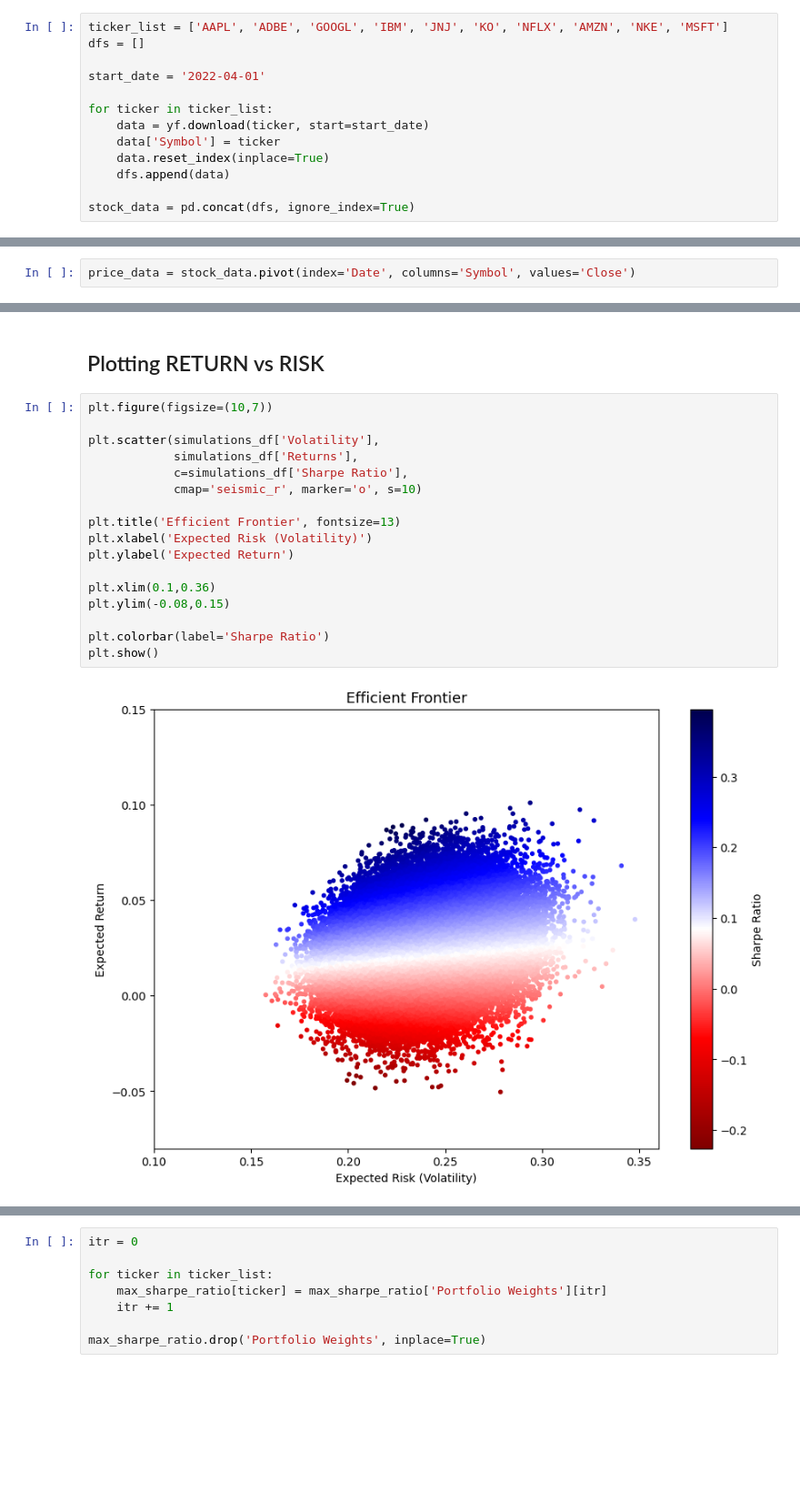
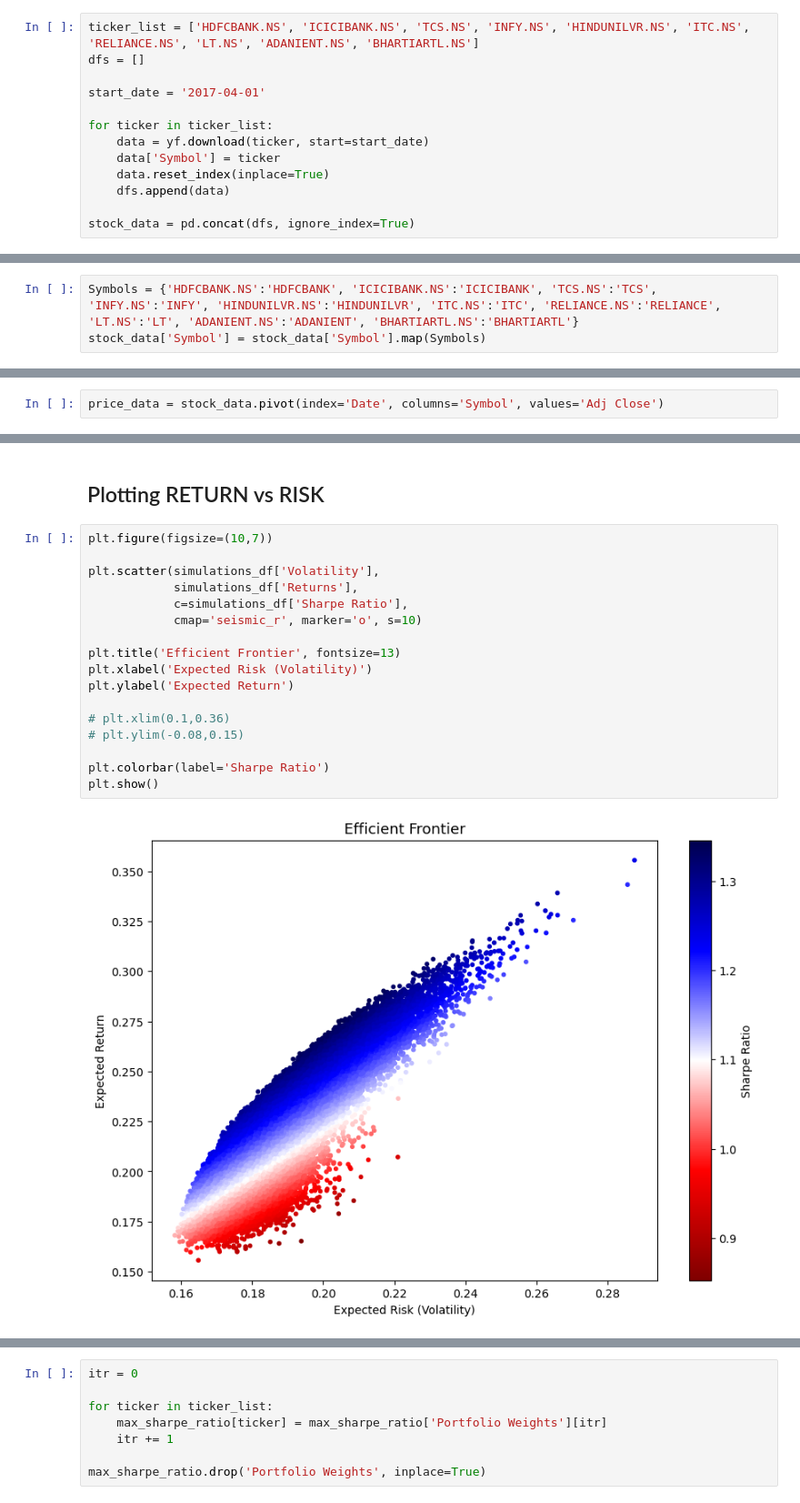
Before and after one commit to VIDIT-9/Portfolio-Optimization, a Jupyter notebook: Portifolio Optimization.ipynb, the cells around one changed output, grey strips where cells are left out. Shown at 91% size. Drawn from its saved outputs; the diff is of its cells as text; blank space fills up the shorter version.

```diff
--- a/Portifolio Optimization.ipynb
+++ b/Portifolio Optimization.ipynb
@@ -53,8 +32,8 @@ warnings.filterwarnings(action= 'ignore')
 # %%
-ticker_list = ['AAPL', 'ADBE', 'GOOGL', 'IBM', 'JNJ', 'KO', 'NFLX', 'AMZN', 'NKE', 'MSFT']
+ticker_list = ['HDFCBANK.NS', 'ICICIBANK.NS', 'TCS.NS', 'INFY.NS', 'HINDUNILVR.NS', 'ITC.NS', 'RELIANCE.NS', 'LT.NS', 'ADANIENT.NS', 'BHARTIARTL.NS']
 dfs = []
 
-start_date = '2022-04-01'
+start_date = '2017-04-01'
 
 for ticker in ticker_list:
     data = yf.download(ticker, start=start_date)
@@ -92,0 +72,3 @@ display(stock_data)
+# %%
+Symbols = {'HDFCBANK.NS':'HDFCBANK', 'ICICIBANK.NS':'ICICIBANK', 'TCS.NS':'TCS', 'INFY.NS':'INFY', 'HINDUNILVR.NS':'HINDUNILVR', 'ITC.NS':'ITC', 'RELIANCE.NS':'RELIANCE', 'LT.NS':'LT', 'ADANIENT.NS':'ADANIENT', 'BHARTIARTL.NS':'BHARTIARTL'}
+stock_data['Symbol'] = stock_data['Symbol'].map(Symbols)
@@ -116,7 +112,7 @@ number_of_symbols
 # %% [markdown]
 ### Setting up Data
 # %%
-price_data = stock_data.pivot(index='Date', columns='Symbol', values='Close')
+price_data = stock_data.pivot(index='Date', columns='Symbol', values='Adj Close')
 # %%
 display(price_data)
 # %% [output]
@@ -562,22 +565,22 @@ Name: 22159, dtype: object
 # %%
 plt.figure(figsize=(10,7))
 
 plt.scatter(simulations_df['Volatility'],
             simulations_df['Returns'],
             c=simulations_df['Sharpe Ratio'],
             cmap='seismic_r', marker='o', s=10)
 
 plt.title('Efficient Frontier', fontsize=13)
 plt.xlabel('Expected Risk (Volatility)')
 plt.ylabel('Expected Return')
 
-plt.xlim(0.1,0.36)
-plt.ylim(-0.08,0.15)
+# plt.xlim(0.1,0.36)
+# plt.ylim(-0.08,0.15)
 
 plt.colorbar(label='Sharpe Ratio')
 plt.show()
 # %% [output]
-[figure, old version]
+[figure, new version]
 # %%
 max_sharpe_ratio['Portfolio Weights'] = np.round(max_sharpe_ratio['Portfolio Weights'],3)
 max_sharpe_ratio['Portfolio Weights']
```
Also changed, not shown: parts of 44 cells of this notebook.
